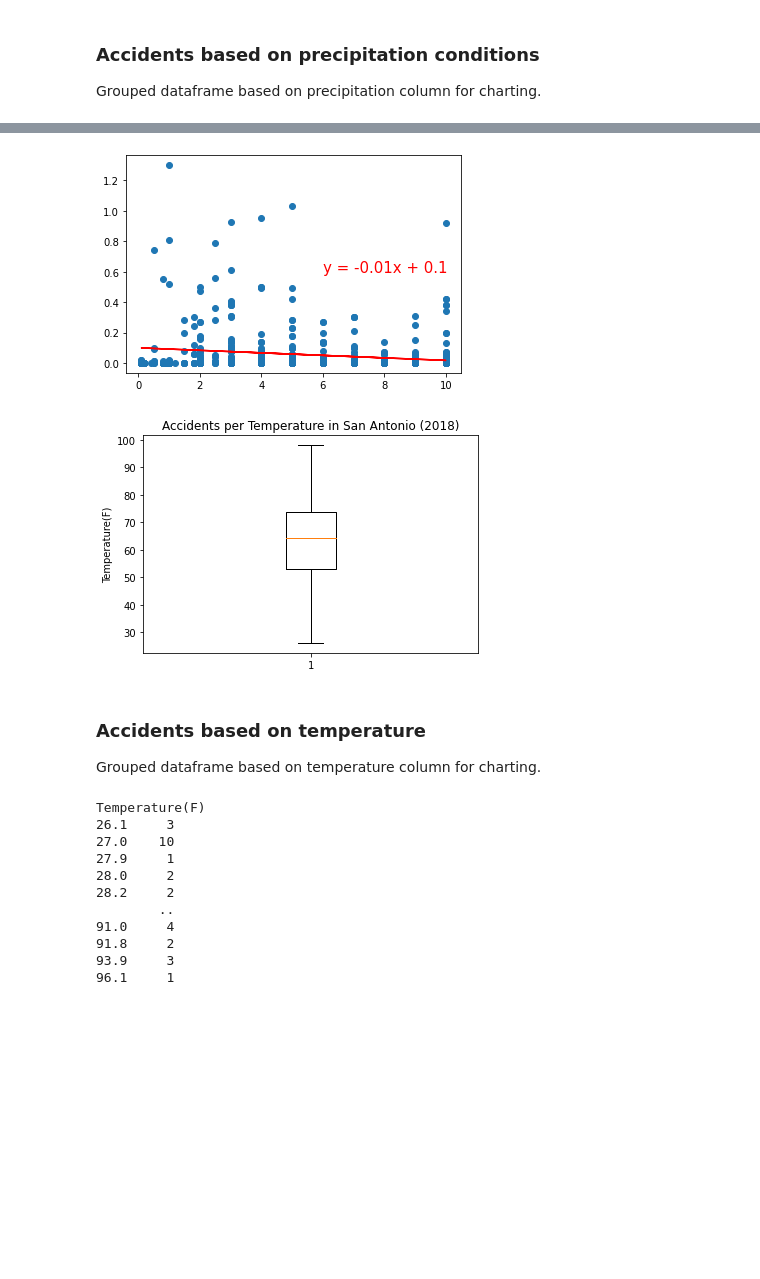
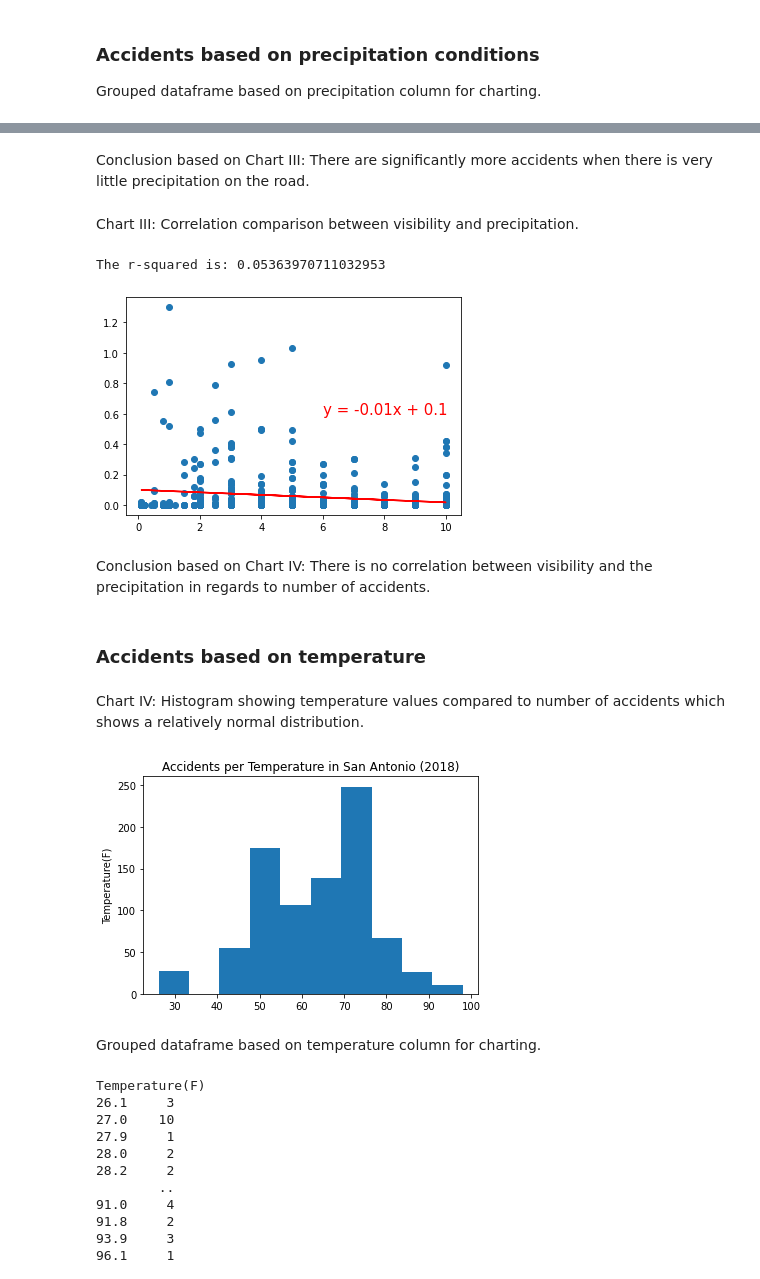
Before and after one commit to Corters22/Traffic_Data_in_San_Antonio, a Jupyter notebook: Question_2/SA_weather_conditions.ipynb, the cells around one changed output, grey strips where cells are left out. Saved outputs shown, nothing was run; the diff lists cells and outputs as text; code cells hidden in the pictures; blank space fills up the shorter version.

```diff
--- a/Question_2/SA_weather_conditions.ipynb
+++ b/Question_2/SA_weather_conditions.ipynb
@@ -127,0 +115,5 @@ sa_precipitation = sa_precipitation['Time'].tolist()
+# %%
+sa_df['Precipitation(in)'].max()
+bins=[0,.5,1,1.5]
+labels=['0-0.5 in','0.6-1.0 in', '1.1-1.5 in']
+sa_df['Precip_level'] = pd.cut(sa_df["Precipitation(in)"], bins, labels=labels, include_lowest=True)
@@ -128,3 +143,7 @@ sa_precipitation = sa_precipitation['Time'].tolist()
+# %% [markdown]
+Conclusion based on Chart III: There are significantly more accidents when there is very little precipitation on the road.
+# %% [markdown]
+Chart III: Correlation comparison between visibility and precipitation.
 # %%
 x_values = sa_df['Visibility(mi)']
 y_values = sa_df['Precipitation(in)']
@@ -134,20 +153,26 @@ regress_values = x_values * slope + intercept
 line_eq = "y = " + str(round(slope,2)) + "x + " + str(round(intercept,2))
 plt.plot(x_values,regress_values,"r-")
 plt.annotate(line_eq,(6,0.6),fontsize=15,color="red")
+print(f"The r-squared is: {rvalue**2}")
 plt.show()
 # %% [output]
+The r-squared is: 0.05363970711032953
 [figure]
+# %% [markdown]
+Conclusion based on Chart IV: There is no correlation between visibility and the precipitation in regards to number of accidents.
+# %% [markdown]
+### Accidents based on temperature
+# %% [markdown]
+Chart IV: Histogram showing temperature values compared to number of accidents which shows a relatively normal distribution.
 # %%
 fig1, ax1 = plt.subplots()
 ax1.set_title('Accidents per Temperature in San Antonio (2018)')
 ax1.set_ylabel('Temperature(F)')
-ax1.boxplot(sa_df['Temperature(F)'])
+ax1.hist(sa_df['Temperature(F)'])
 plt.show()
 # %% [output]
-[figure, old version]
+[figure, new version]
 # %% [markdown]
-### Accidents based on temperature
-
 Grouped dataframe based on temperature column for charting.
 # %%
 # grouping original dataframe by temperature.
```
Also changed, not shown: parts of 27 cells of this notebook, 5 other files.
